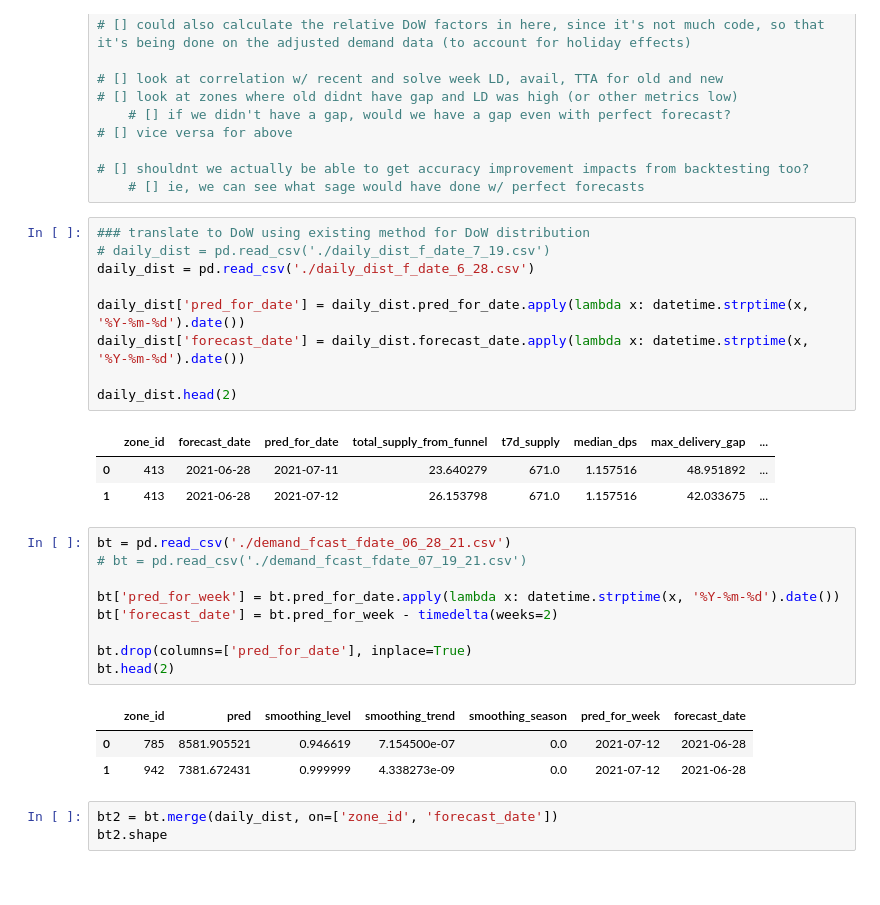
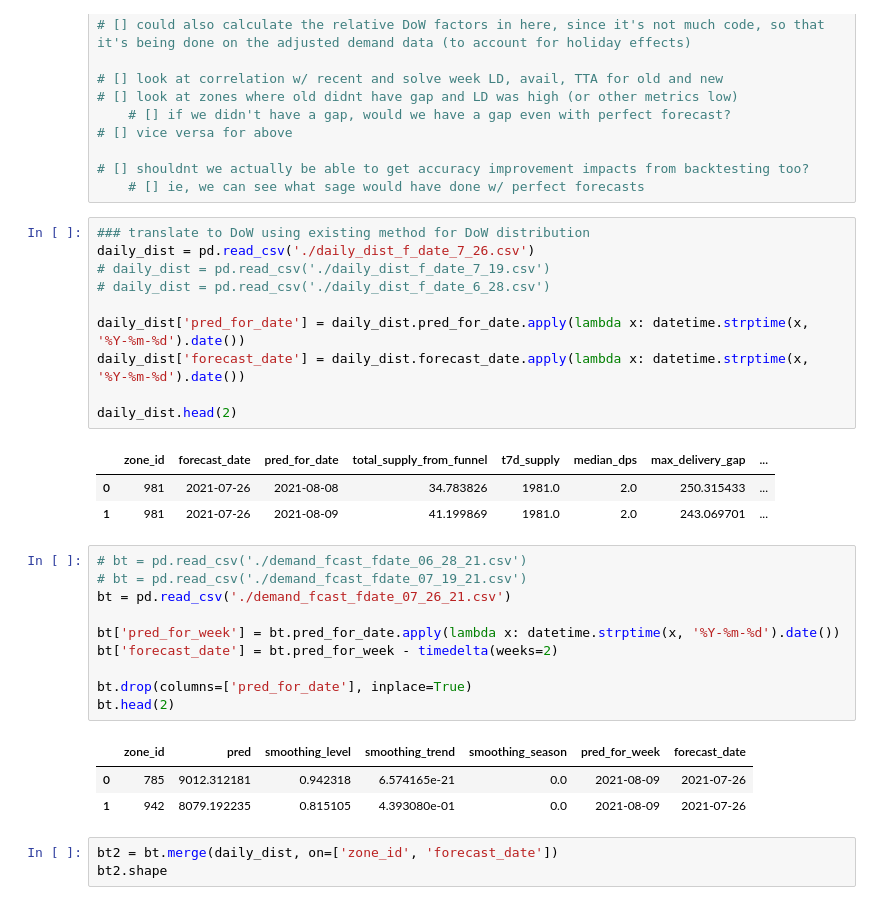
Before and after one commit to soreasy/bayesian_hierarchical_models, a Jupyter notebook: Zone-Day Gaps v2 - Backtest Final-Copy1.ipynb, the cells around one changed output. Saved outputs shown, nothing was run; the diff lists cells and outputs as text.

```diff
--- a/Zone-Day Gaps v2 - Backtest Final-Copy1.ipynb
+++ b/Zone-Day Gaps v2 - Backtest Final-Copy1.ipynb
@@ -306,20 +306,22 @@ WARNING (theano.scan.basic): Output None (index 1) has a initial state but taps
     # [] ie, we can see what sage would have done w/ perfect forecasts
 # %%
 ### translate to DoW using existing method for DoW distribution
+daily_dist = pd.read_csv('./daily_dist_f_date_7_26.csv')
 # daily_dist = pd.read_csv('./daily_dist_f_date_7_19.csv')
-daily_dist = pd.read_csv('./daily_dist_f_date_6_28.csv')
+# daily_dist = pd.read_csv('./daily_dist_f_date_6_28.csv')
 
 daily_dist['pred_for_date'] = daily_dist.pred_for_date.apply(lambda x: datetime.strptime(x, '%Y-%m-%d').date())
 daily_dist['forecast_date'] = daily_dist.forecast_date.apply(lambda x: datetime.strptime(x, '%Y-%m-%d').date())
 
 daily_dist.head(2)
 # %% [output]
 |  | zone_id | forecast_date | pred_for_date | total_supply_from_funnel | t7d_supply | median_dps | max_delivery_gap | ... |
-| 0 | 413 | 2021-06-28 | 2021-07-11 | 23.640279 | 671.0 | 1.157516 | 48.951892 | ... |
-| 1 | 413 | 2021-06-28 | 2021-07-12 | 26.153798 | 671.0 | 1.157516 | 42.033675 | ... |
+| 0 | 981 | 2021-07-26 | 2021-08-08 | 34.783826 | 1981.0 | 2.0 | 250.315433 | ... |
+| 1 | 981 | 2021-07-26 | 2021-08-09 | 41.199869 | 1981.0 | 2.0 | 243.069701 | ... |
 # %%
-bt = pd.read_csv('./demand_fcast_fdate_06_28_21.csv')
+# bt = pd.read_csv('./demand_fcast_fdate_06_28_21.csv')
 # bt = pd.read_csv('./demand_fcast_fdate_07_19_21.csv')
+bt = pd.read_csv('./demand_fcast_fdate_07_26_21.csv')
 
 bt['pred_for_week'] = bt.pred_for_date.apply(lambda x: datetime.strptime(x, '%Y-%m-%d').date())
 bt['forecast_date'] = bt.pred_for_week - timedelta(weeks=2)
@@ -328,8 +330,8 @@ bt.drop(columns=['pred_for_date'], inplace=True)
 bt.head(2)
 # %% [output]
 |  | zone_id | pred | smoothing_level | smoothing_trend | smoothing_season | pred_for_week | forecast_date |
-| 0 | 785 | 8581.905521 | 0.946619 | 7.154500e-07 | 0.0 | 2021-07-12 | 2021-06-28 |
-| 1 | 942 | 7381.672431 | 0.999999 | 4.338273e-09 | 0.0 | 2021-07-12 | 2021-06-28 |
+| 0 | 785 | 9012.312181 | 0.942318 | 6.574165e-21 | 0.0 | 2021-08-09 | 2021-07-26 |
+| 1 | 942 | 8079.192235 | 0.815105 | 4.393080e-01 | 0.0 | 2021-08-09 | 2021-07-26 |
 # %%
 bt2 = bt.merge(daily_dist, on=['zone_id', 'forecast_date'])
 bt2.shape
```
Also changed, not shown: parts of 66 cells of this notebook, 1 other file.
